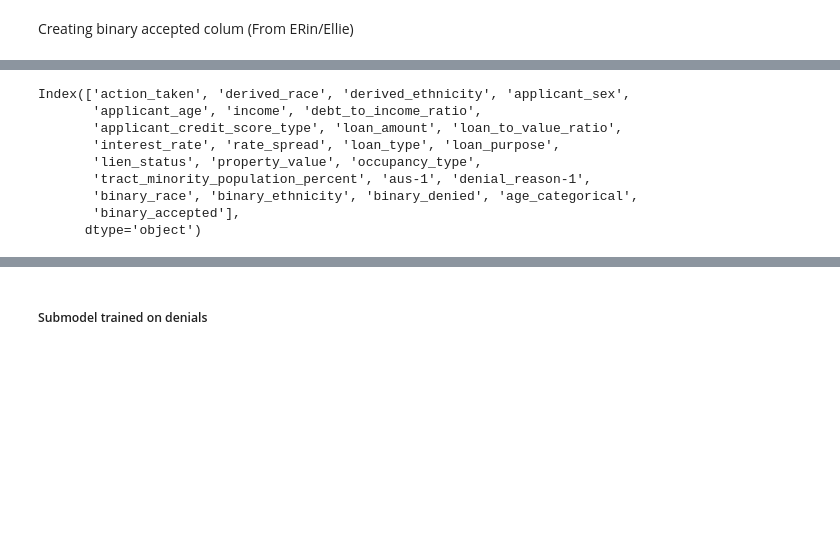
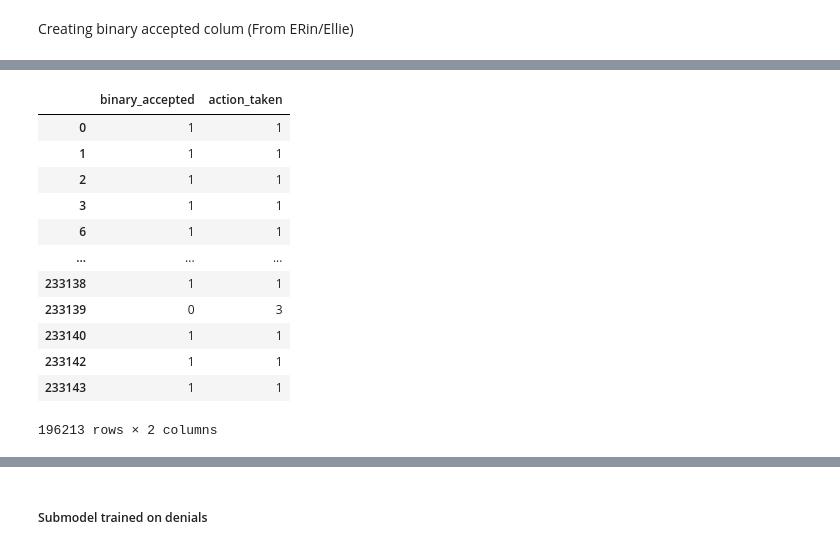
Before and after one commit to vzhang03/cmpu250-final-project, a Jupyter notebook: preliminary_report/preliminary_report.ipynb, the cells around one changed output, grey strips where cells are left out. Cells and saved outputs as stored; diff of their text form; code cells hidden in the pictures; blank space fills up the shorter version.

```diff
--- a/preliminary_report/preliminary_report.ipynb
+++ b/preliminary_report/preliminary_report.ipynb
@@ -137,15 +149,20 @@ array([1, 0], dtype=int64)
 # %%
-selected_df.columns
+selected_df[['binary_accepted', 'action_taken']]
+# selected_df
 # %% [output]
+|  | binary_accepted | action_taken |
+| 0 | 1 | 1 |
+| 1 | 1 | 1 |
+| 2 | 1 | 1 |
+| 3 | 1 | 1 |
+| 6 | 1 | 1 |
+| ... | ... | ... |
+| 233138 | 1 | 1 |
+| 233139 | 0 | 3 |
+| 233140 | 1 | 1 |
+| 233142 | 1 | 1 |
+| 233143 | 1 | 1 |
-Index(['action_taken', 'derived_race', 'derived_ethnicity', 'applicant_sex',
-       'applicant_age', 'income', 'debt_to_income_ratio',
-       'applicant_credit_score_type', 'loan_amount', 'loan_to_value_ratio',
-       'interest_rate', 'rate_spread', 'loan_type', 'loan_purpose',
-       'lien_status', 'property_value', 'occupancy_type',
-       'tract_minority_population_percent', 'aus-1', 'denial_reason-1',
-       'binary_race', 'binary_ethnicity', 'binary_denied', 'age_categorical',
-       'binary_accepted'],
-      dtype='object')
+196213 rows × 2 columns
 # %%
 log_model = smf.logit(formula = 'binary_accepted ~ tract_minority_population_percent + binary_race + debt_to_income_ratio + income + property_value + applicant_sex + age_categorical + applicant_credit_score_type + loan_to_value_ratio + loan_type + loan_purpose + lien_status + occupancy_type',
                        data = selected_df
```
Also changed, not shown: parts of 21 cells of this notebook.
